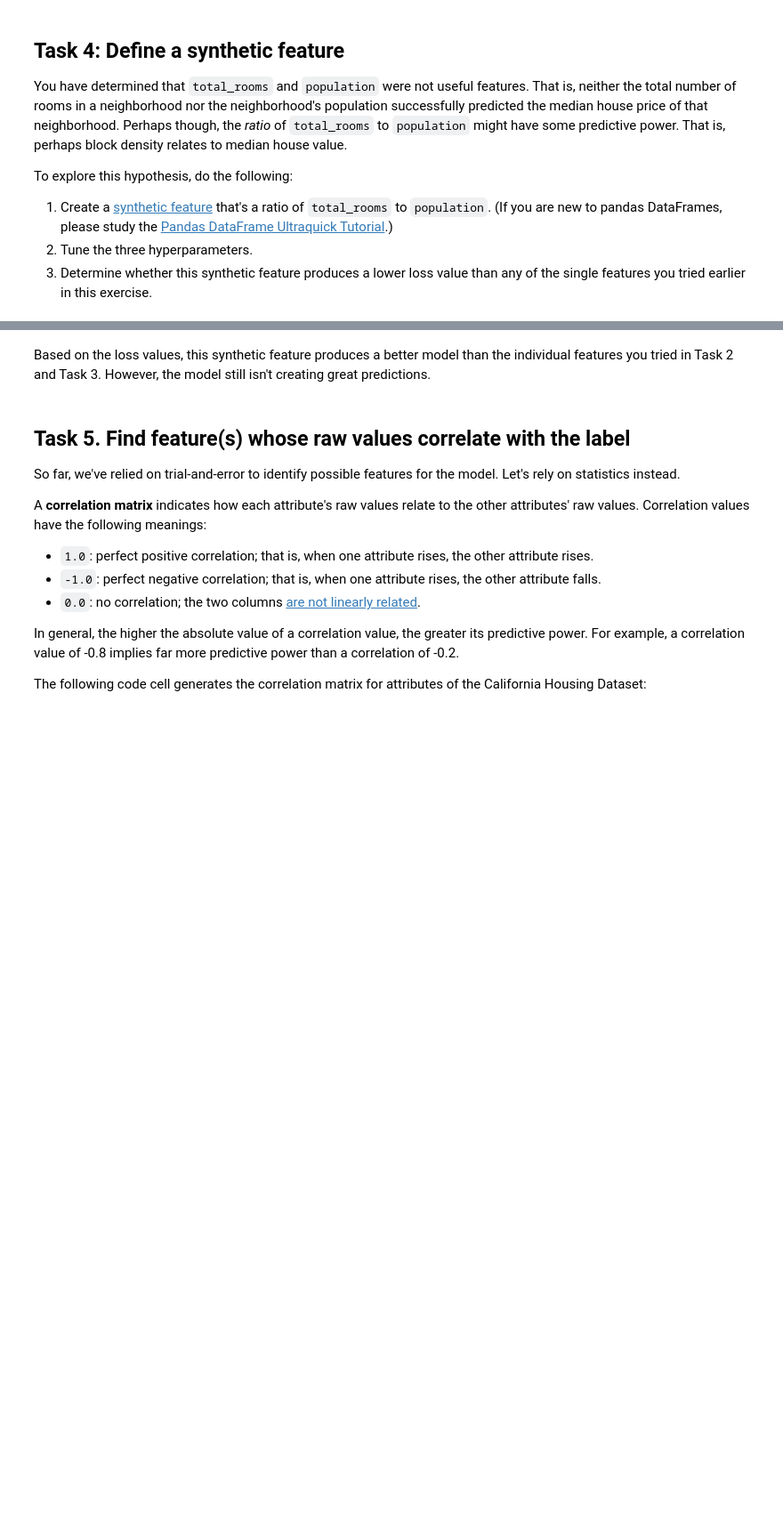
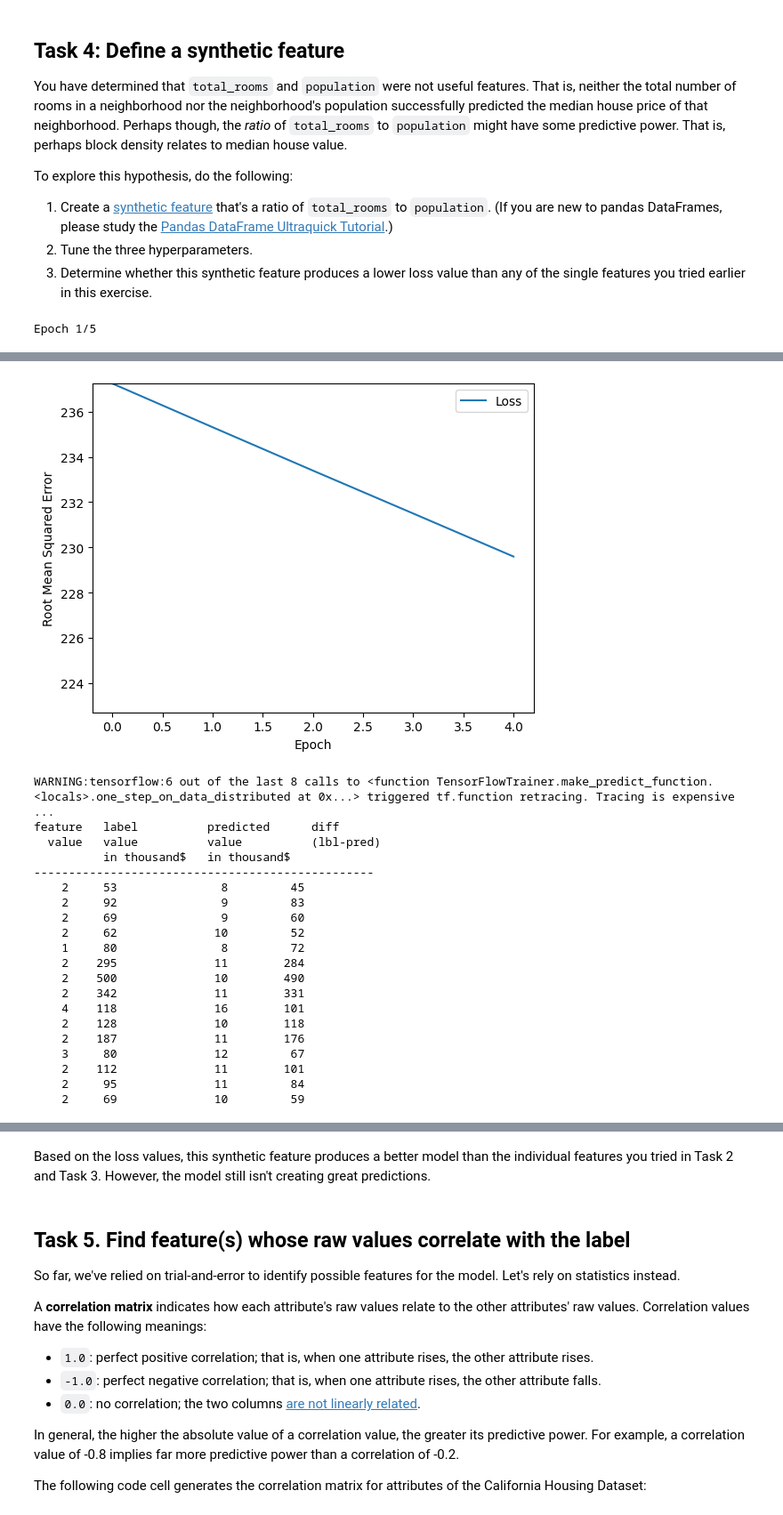
Before and after one commit to leon-pscl/CPE313, a Jupyter notebook: prelim/HOA1.1/HOA_1_Using_Tensorflow_with_a_Real_Dataset_(with_solutions).ipynb, the cells around one changed output, grey strips where cells are left out. Shown at 89% size. Cells and saved outputs as stored; diff of their text form; code cells hidden in the pictures; blank space fills up the shorter version.

```diff
--- a/prelim/HOA1.1/HOA_1_Using_Tensorflow_with_a_Real_Dataset_(with_solutions).ipynb
+++ b/prelim/HOA1.1/HOA_1_Using_Tensorflow_with_a_Real_Dataset_(with_solutions).ipynb
@@ -365,15 +512,15 @@ To explore this hypothesis, do the following:
    tried earlier in this exercise.
 # %%
 # Define a synthetic feature named rooms_per_person
-training_df["rooms_per_person"] = ? # write your code here.
+training_df["rooms_per_person"] = training_df['total_rooms'] / training_df['population'] # write your code here.
 
 # Don't change the next line.
 my_feature = "rooms_per_person"
 
 # Assign values to these three hyperparameters.
-learning_rate = ?
-epochs = ?
-batch_size = ?
+learning_rate = 0.005
+epochs = 5
+batch_size = 120
 
 # Don't change anything below this line.
 my_model = build_model(learning_rate)
@@ -383,3 +530,5 @@ weight, bias, epochs, rmse = train_model(my_model, training_df,
 
 plot_the_loss_curve(epochs, rmse)
 predict_house_values(15, my_feature, my_label)
+# %% [output]
+Epoch 1/5
@@ -386,3 +544,24 @@ predict_house_values(15, my_feature, my_label)
+[figure, added]
+WARNING:tensorflow:6 out of the last 8 calls to <function TensorFlowTrainer.make_predict_function.<locals>.one_step_on_data_distributed at 0x...> triggered tf.function retracing. Tracing is expensive  ...
+feature   label          predicted      diff
+  value   value          value          (lbl-pred)
+          in thousand$   in thousand$
+-------------------------------------------------
+    2     53               8         45
+    2     92               9         83
+    2     69               9         60
+    2     62              10         52
+    1     80               8         72
+    2    295              11        284
+    2    500              10        490
+    2    342              11        331
+    4    118              16        101
+    2    128              10        118
+    2    187              11        176
+    3     80              12         67
+    2    112              11        101
+    2     95              11         84
+    2     69              10         59
 # %%
 #@title Double-click to view a possible solution to Task 4.
 
```
Also changed, not shown: parts of 16 cells of this notebook.
